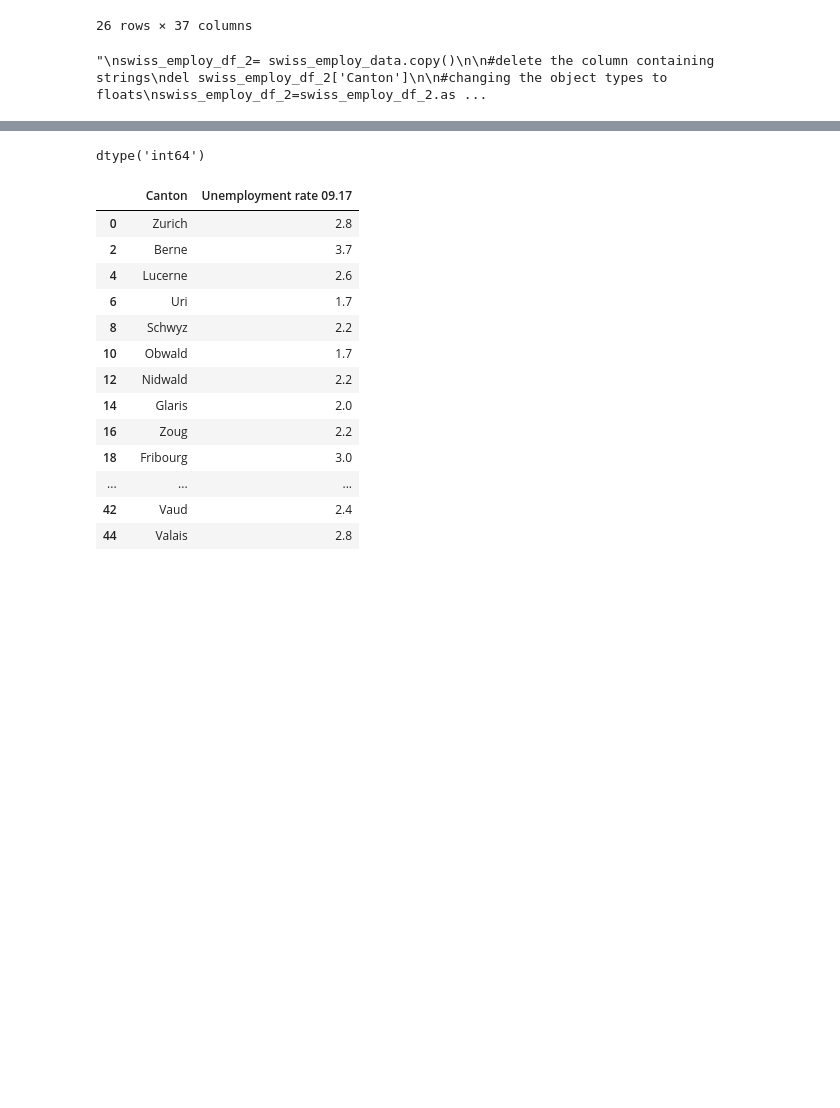
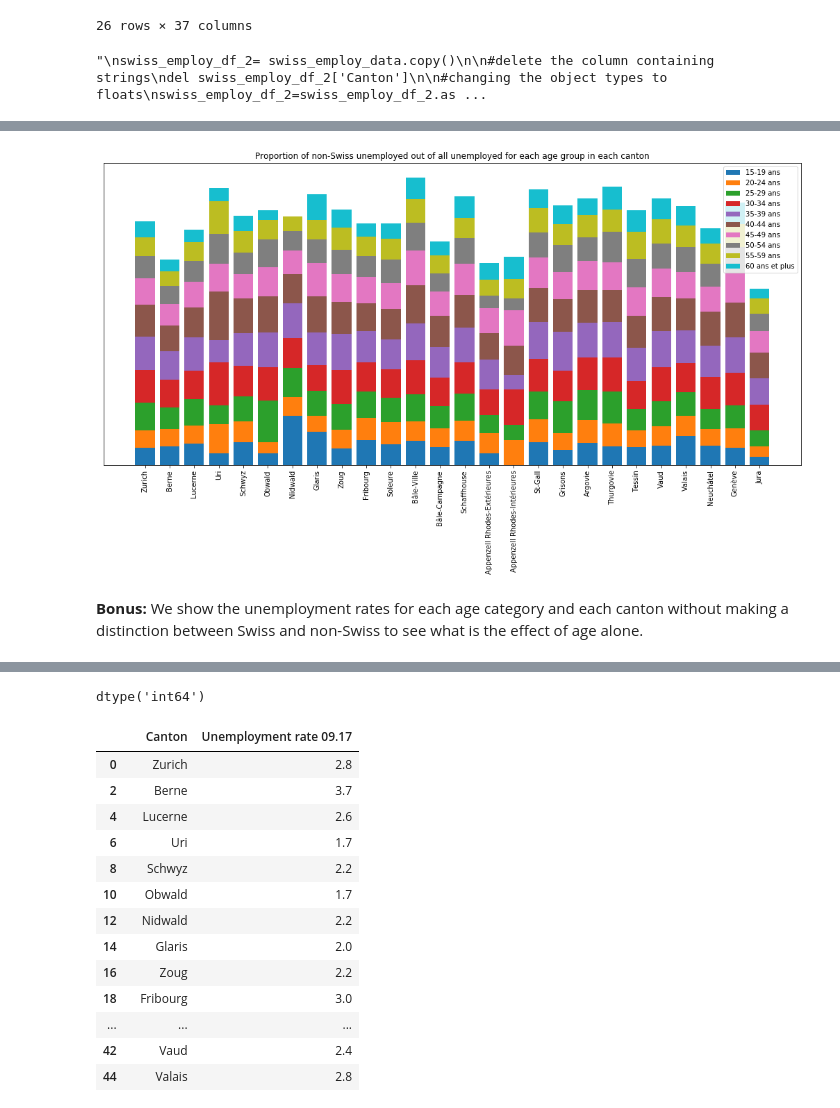
Before and after one commit to adamkozak/ADA2017-project, a Jupyter notebook: Homework/03 - Interactive Viz/03 - Interactive Viz.ipynb, the cells around one changed output, grey strips where cells are left out. Drawn from its saved outputs; the diff is of its cells as text; code cells hidden in the pictures; blank space fills up the shorter version.

```diff
--- a/Homework/03 - Interactive Viz/03 - Interactive Viz.ipynb
+++ b/Homework/03 - Interactive Viz/03 - Interactive Viz.ipynb
@@ -155,0 +258,46 @@ swiss_foreign.head(6)
+# %%
+# Number of unemployed grouped by canton, nationality and age category
+swiss_age_nat = pd.read_excel(DATA_FOLDER+'/Unemployed_job_seekers_by_month_by_age_by_nationality_clean.xlsx')
+swiss_age_nat = swiss_age_nat.replace("...",np.NaN)
+
+swiss_age_nat = swiss_age_nat.apply(pd.to_numeric,errors='ignore')
+swiss_age_nat = swiss_age_nat.set_index(['Canton','Nationality','Age group'])
+
+
+cantons = list(swiss_age_nat.index.get_level_values(0).unique())
+age_groups = list(swiss_age_nat.index.get_level_values(2).unique())
+tuples = list(zip(cantons,age_groups))
+index = pd.MultiIndex.from_product([cantons,age_groups],names=['Canton','Age group'])
+september_data = pd.DataFrame(data=[np.nan]*260,index=index)
+september_data.columns = ['Value']
+
+
+for canton in swiss_age_nat.index.get_level_values(0).unique():
+    for age in swiss_age_nat.index.get_level_values(2).unique():
+        non_swiss = swiss_age_nat.xs(canton).xs('Etrangers').xs(age)['Septembre 2017']
+        swiss = swiss_age_nat.xs(canton).xs('Suisses').xs(age)['Septembre 2017']
+        september_data.loc[canton,age]['Value'] = non_swiss/(swiss+non_swiss)
+
+
+plt.figure(figsize=(18,8))
+ind = np.arange(26)
+previous_data = [0.0]*26
+for age in age_groups:
+    #print(age)
+    data_list = []
+    for canton in cantons:
+        data_list.append(september_data.loc[canton,age]['Value'])
+    p1 = plt.bar(ind,data_list,bottom=previous_data)
+    p1.set_label(age)
+    previous_data = list(np.array(data_list) + np.array(previous_data))
+
+plt.legend()
+plt.xticks(ind,cantons,rotation=90)
+ax = plt.gca()
+ax.yaxis.set_visible(False)
+plt.title('Proportion of non-Swiss unemployed out of all unemployed for each age group in each canton')
+plt.show()
+# %% [output]
+[figure, added]
+# %% [markdown]
+**Bonus:** We show the unemployment rates for each age category and each canton without making a distinction between Swiss and non-Swiss to see what is the effect of age alone.
```
Also changed, not shown: parts of 12 cells of this notebook.
